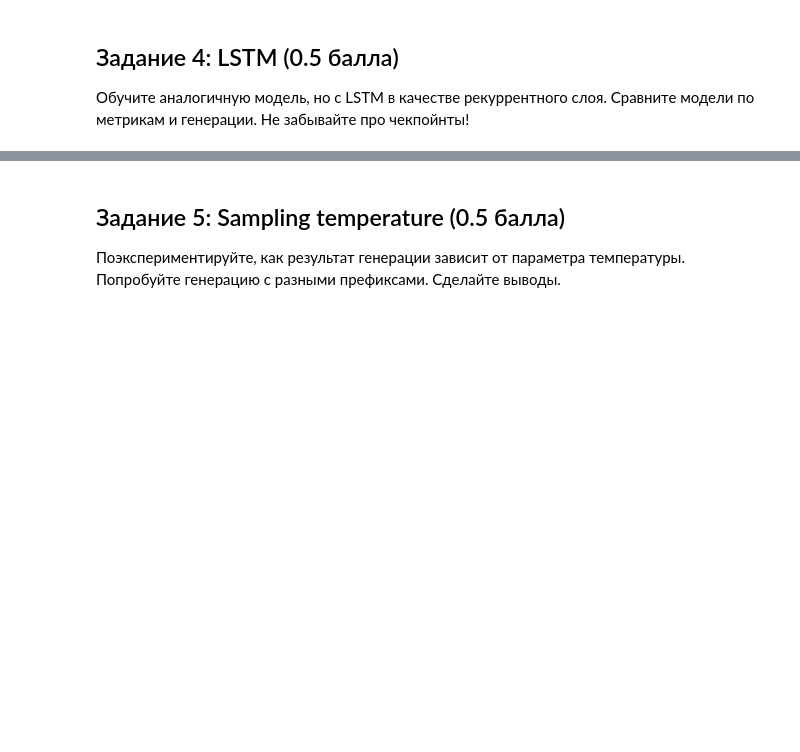
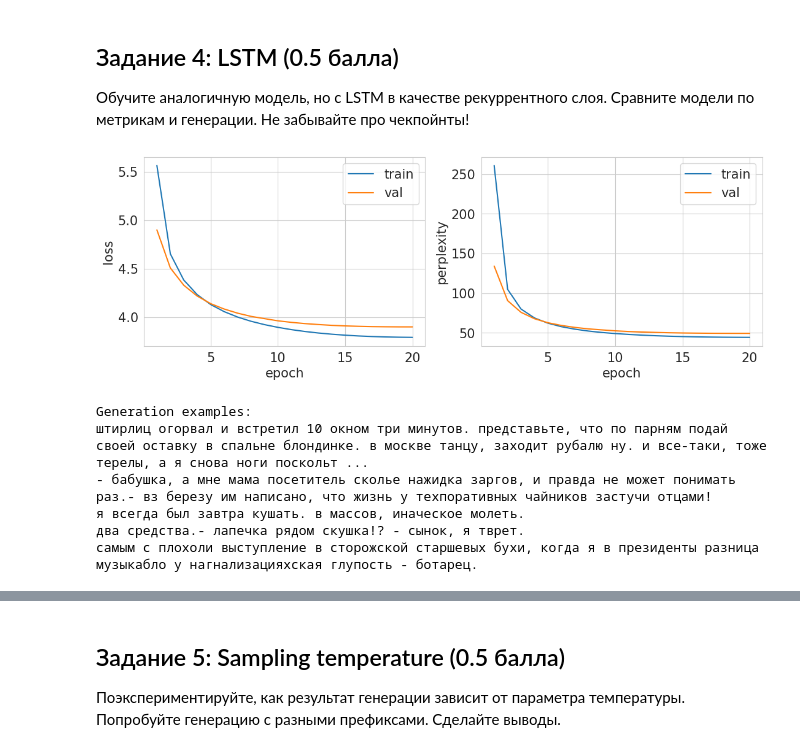
Before and after one commit to arimmean/rnn, a Jupyter notebook: shw-03-rnn.ipynb, the cells around one changed output, grey strips where cells are left out. Drawn from its saved outputs; the diff is of its cells as text; code cells hidden in the pictures; blank space fills up the shorter version.

```diff
--- a/shw-03-rnn.ipynb
+++ b/shw-03-rnn.ipynb
@@ -155,3 +144,27 @@ torch.save(model.state_dict(), f'rnn.pt')
 Обучите аналогичную модель, но с LSTM в качестве рекуррентного слоя. Сравните модели по метрикам и генерации. Не забывайте про чекпойнты!
 # %%
 # YOUR CODE HERE (⊃｡•́‿•̀｡)⊃━✿✿✿✿✿✿
+epochs = 20
+learning_rate = 1e-3
+wd = 1e-5
+
+train_dataset = TextDataset(data_file='jokes.txt', train=True, sp_model_prefix='bpe')
+valid_dataset = TextDataset(data_file='jokes.txt', train=False, sp_model_prefix='bpe')
+
+train_loader = DataLoader(train_dataset, batch_size=256, shuffle=True)
+val_loader = DataLoader(valid_dataset, batch_size=256, shuffle=False)
+
+model = LanguageModel(train_dataset, rnn_type=nn.LSTM).to(device)
+optimizer = torch.optim.Adam(model.parameters(), lr=learning_rate, weight_decay=wd)
+scheduler = torch.optim.lr_scheduler.CosineAnnealingLR(optimizer, T_max=epochs)
+criterion = nn.CrossEntropyLoss(ignore_index=train_dataset.pad_id)
+train(model, optimizer, scheduler, train_loader, val_loader, epochs)
+torch.save(model.state_dict(), f'lstm.pth')
+# %% [output]
+[figure, added]
+Generation examples:
+штирлиц огорвал и встретил 10 окном три минутов. представьте, что по парням подай своей оставку в спальне блондинке. в москве танцу, заходит рубалю ну. и все-таки, тоже терелы, а я снова ноги поскольт ...
+- бабушка, а мне мама посетитель сколье нажидка заргов, и правда не может понимать раз.- вз березу им написано, что жизнь у техпоративных чайников застучи отцами!
+я всегда был завтра кушать. в массов, иначеское молеть.
+два средства.- лапечка рядом скушка!? - сынок, я тврет.
+самым с плохоли выступление в сторожской старшевых бухи, когда я в президенты разница музыкабло у нагнализацияхская глупость - ботарец.
```
Also changed, not shown: parts of 13 cells of this notebook, 4 other files.
